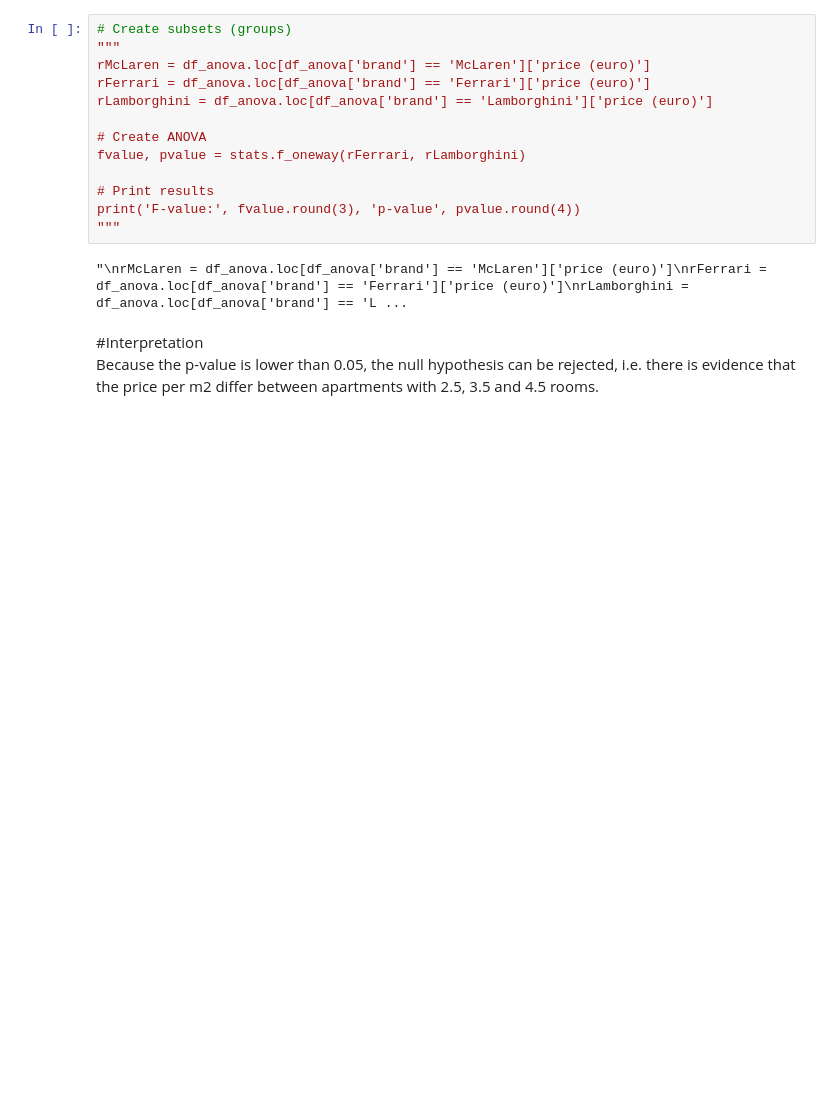
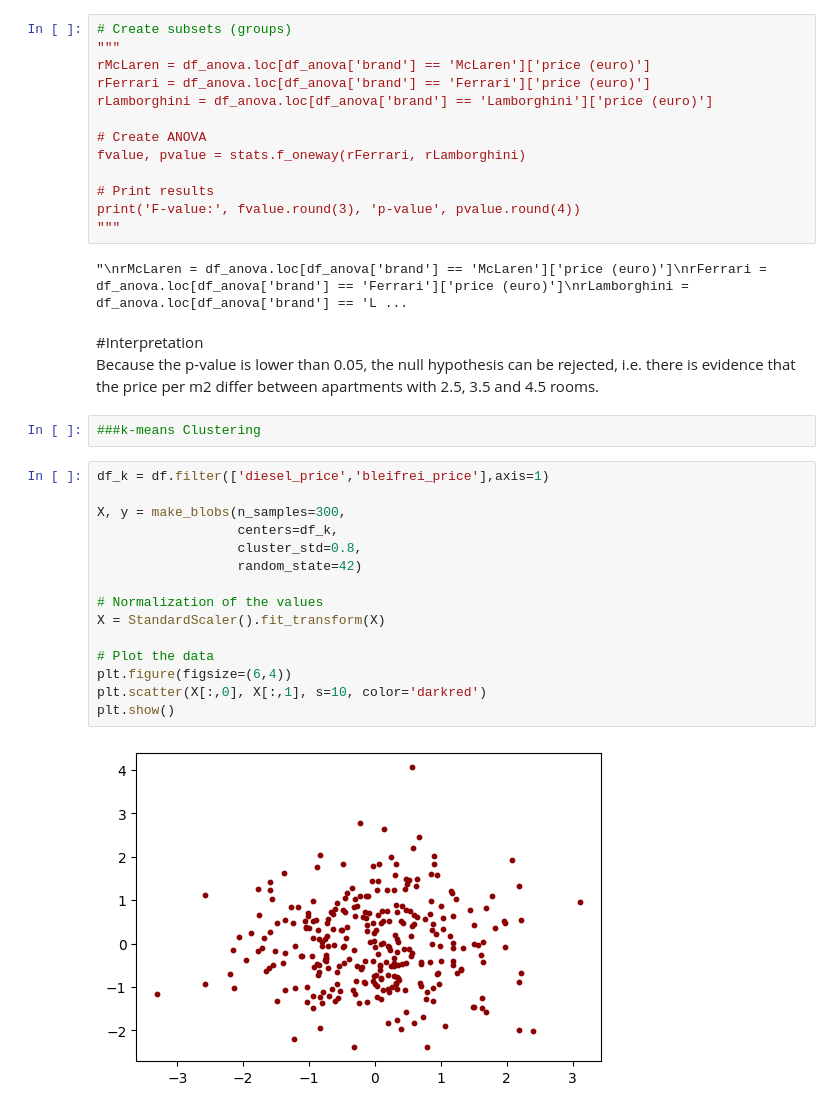
Before and after one commit to m011018/TS, a Jupyter notebook: Master/master_doc.ipynb, the cells around one changed output. Saved outputs shown, nothing was run; the diff lists cells and outputs as text; blank space fills up the shorter version.

Commit message:
k_mean

```diff
--- a/Master/master_doc.ipynb
+++ b/Master/master_doc.ipynb
@@ -456,3 +460,22 @@ print('F-value:', fvalue.round(3), 'p-value', pvalue.round(4))
 # %% [markdown]
 #Interpretation
 Because the p-value is lower than 0.05, the null hypothesis can be rejected, i.e. there is evidence that the price per m2 differ between apartments with 2.5, 3.5 and 4.5 rooms.
+# %%
+###k-means Clustering
+# %%
+df_k = df.filter(['diesel_price','bleifrei_price'],axis=1)
+
+X, y = make_blobs(n_samples=300,
+                  centers=df_k,
+                  cluster_std=0.8,
+                  random_state=42)
+
+# Normalization of the values
+X = StandardScaler().fit_transform(X)
+
+# Plot the data
+plt.figure(figsize=(6,4))
+plt.scatter(X[:,0], X[:,1], s=10, color='darkred')
+plt.show()
+# %% [output]
+[figure, added]
```
Also changed, not shown: parts of 8 cells of this notebook.
